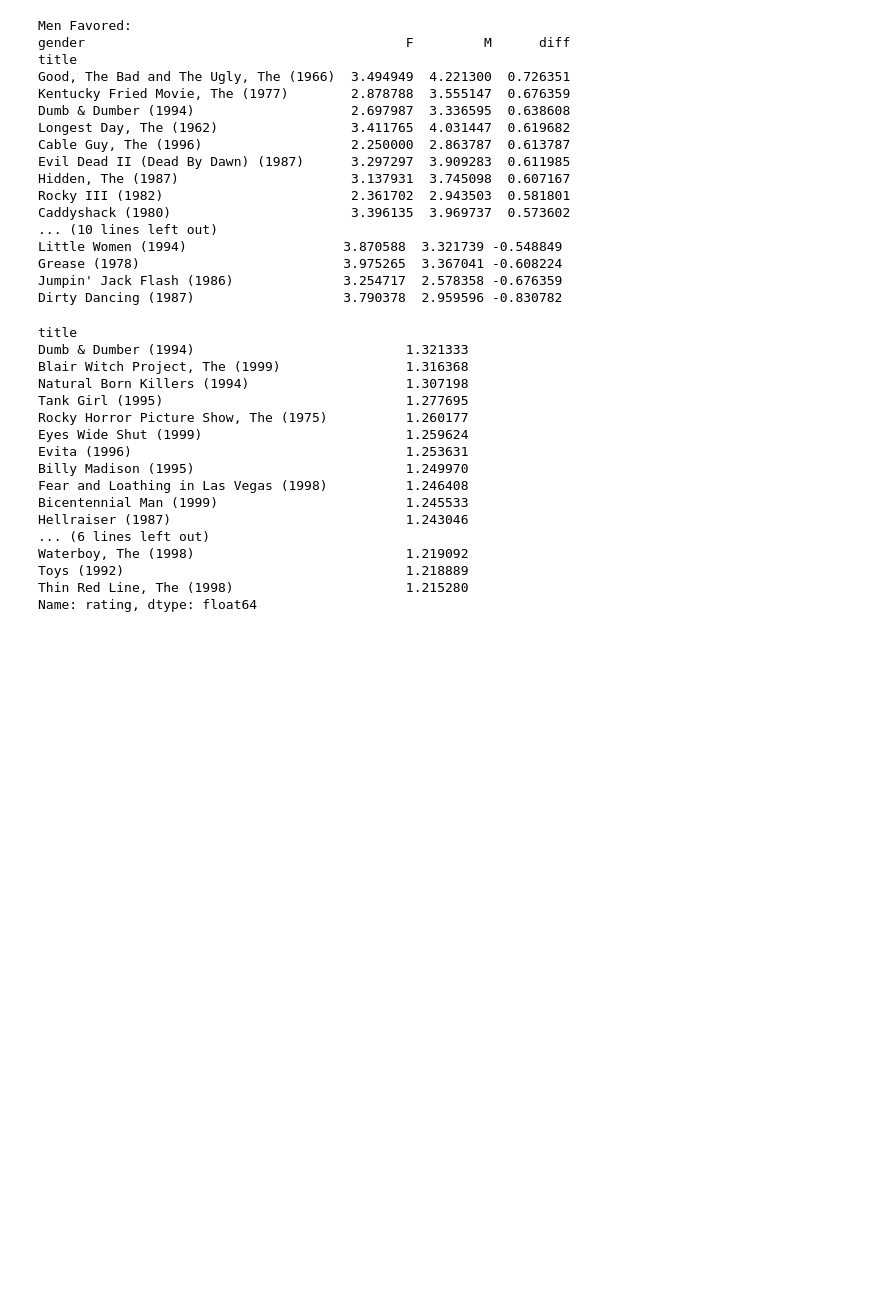
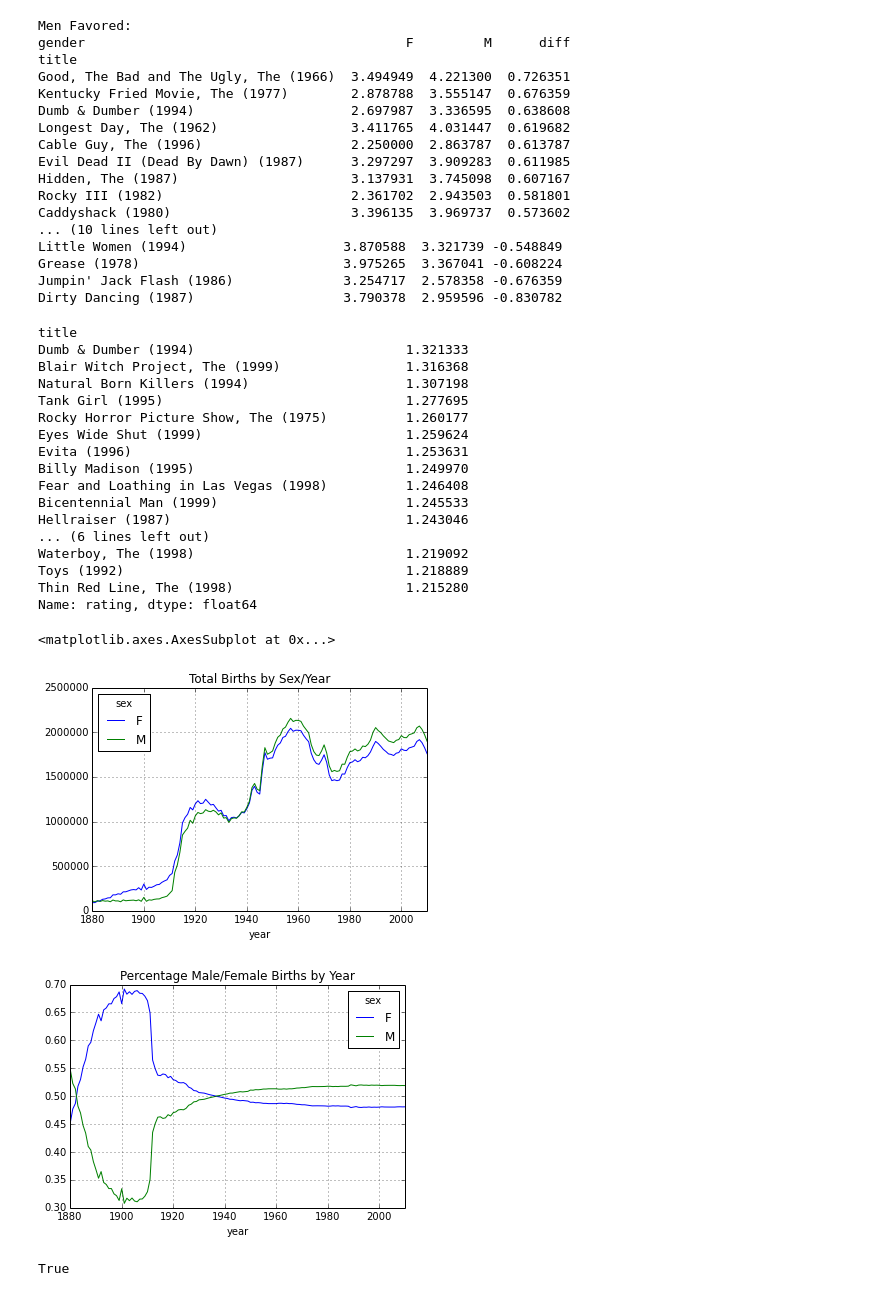
Before and after one commit to pmanion0/pydata-hw, a Jupyter notebook: Chapter 1.ipynb, the cells around one changed output. Saved outputs shown, nothing was run; the diff lists cells and outputs as text; code cells hidden in the pictures; blank space fills up the shorter version.

```diff
--- a/Chapter 1.ipynb
+++ b/Chapter 1.ipynb
@@ -229,0 +229,25 @@ names = pd.concat(pieces, ignore_index=True)
+# %%
+# Look at how the proportion of births vary over time
+total_births = names.pivot_table('births', index='year', columns='sex', aggfunc='sum')
+total_births.plot(title='Total Births by Sex/Year')
+
+perc_births = total_births.div(total_births.sum(1), axis=0)
+perc_births.plot(title='Percentage Male/Female Births by Year')
+# %% [output]
+<matplotlib.axes.AxesSubplot at 0x...>
+[figure, added]
+[figure, added]
+# %%
+def add_prop(group):
+    # Integer division floors
+    births = group['births'].astype(float)
+    group['prop'] = births / births.sum()
+    return group
+
+names = names.groupby(['year','sex']).apply(add_prop)
+
+
+# Confirm the proportion is calculated correctly
+np.allclose(names.groupby(['year','sex'])['prop'].sum(), 1)
+# %% [output]
+True
```
Also changed, not shown: parts of 11 cells of this notebook.
